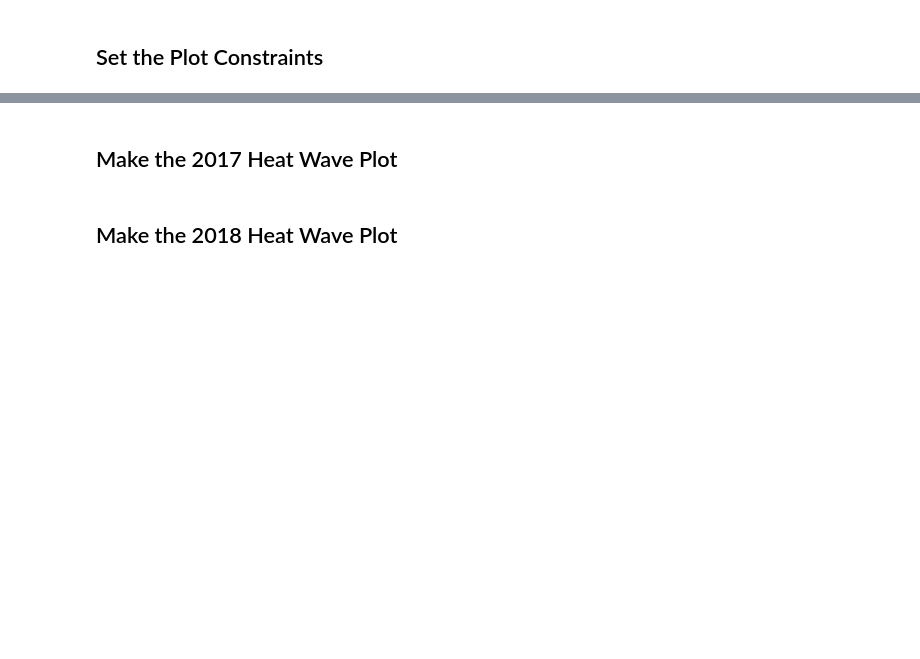
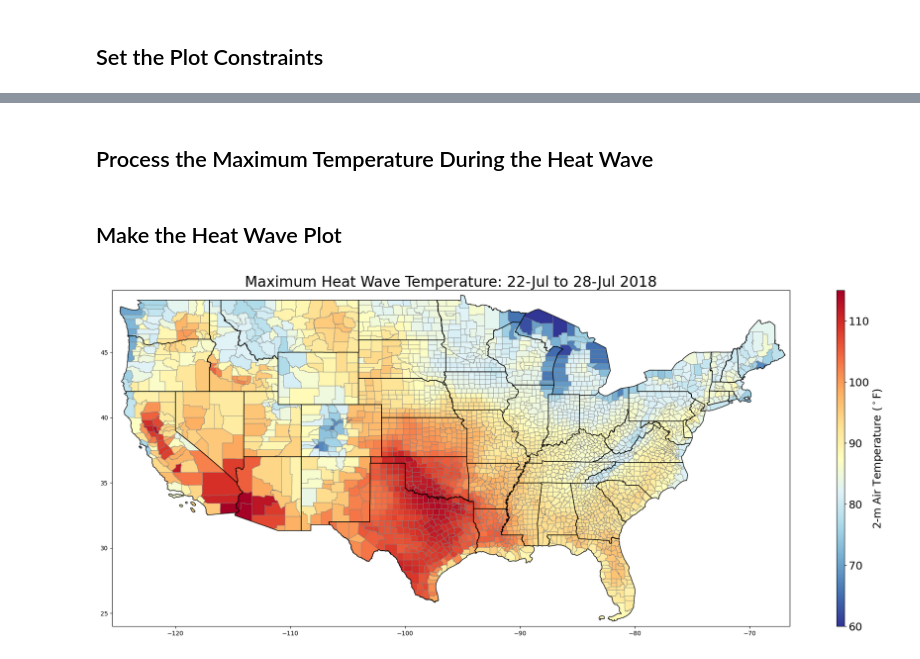
Before and after one commit to GODEEEP/wecc_proof_of_concept, a Jupyter notebook: notebooks/temperature_maps.ipynb, the cells around one changed output, grey strips where cells are left out. Cells and saved outputs as stored; diff of their text form; code cells hidden in the pictures; blank space fills up the shorter version.

Commit message:
Added heat wave maps

```diff
--- a/notebooks/temperature_maps.ipynb
+++ b/notebooks/temperature_maps.ipynb
@@ -13,12 +14,16 @@ from mpl_toolkits.axes_grid1 import make_axes_locatable
 ## Set the Directory Structure
 # %%
 # Identify the data input and output directories:
-data_input_dir =  '/Users/burl878/Documents/Code/code_repos/wecc_proof_of_concept/data/temperature_maps/'
+weather_data_input_dir =  '/Users/burl878/Documents/IMMM/Data/TELL/Production_Runs/tell_data/wrf_tell_counties_output/historic/'
 metadata_input_dir =  '/Users/burl878/Documents/IMMM/Data/Random/ERCOT_Heat_Wave_Cold_Snap_Figure//'
+data_output_dir = '/Users/burl878/Documents/Code/code_repos/wecc_proof_of_concept/data/'
 image_output_dir =  '/Users/burl878/Documents/Code/code_repos/wecc_proof_of_concept/plots/'
 # %% [markdown]
 ## Set the Plot Constraints
 # %%
+# Set the year you want to analyze:
+year_to_process = 2018
+
 # Set the lat/lon bounds for the plot:
 lat_min = 24
 lat_max = 49.75
@@ -27,7 +32,7 @@ lon_max = -66.5
 
 # Set the minimum and maximum temperatures for the colorbar:
 heat_t_min = 60
-heat_t_max = 110
+heat_t_max = 115
 
 # Set the projection/CRS you want to use (e.g., https://en.wikipedia.org/wiki/Spatial_reference_system):
 projection = "EPSG:4269"
@@ -46,0 +52,2 @@ states_df = states_df.to_crs(projection)
+# %% [markdown]
+## Process the Maximum Temperature During the Heat Wave
@@ -47,38 +90,32 @@ states_df = states_df.to_crs(projection)
 # %% [markdown]
-## Make the 2017 Heat Wave Plot
+## Make the Heat Wave Plot
 # %%
-# Read in the county-level temperature file:
-temp_df = pd.read_csv((os.path.join(data_input_dir + '2017_08_28_19_UTC_County_Mean_Meteorology.csv')))
-
-# Convert the temperatures from Kelvin to Fahrenheit:
-temp_df['T2'] = (1.8 * (temp_df['T2'] - 273)) + 32
-
-# Merge the temperature data with the county shapefile:
-heat_df = counties_df.merge(temp_df, on='FIPS', how='left')
-
 # Make the plot:
 fig, ax = plt.subplots(1, 1, figsize=(25, 10))
 plt.rcParams['font.size'] = 18
 divider = make_axes_locatable(ax)
 cax = divider.append_axes("right", size="1%", pad=0.01)
 heat_df.plot(ax = ax,
              cax = cax,
              column = 'T2',
              cmap = 'RdYlBu_r',
              vmin = heat_t_min,
              vmax = heat_t_max,
              edgecolor = 'grey',
              linewidth = 0.5,
              legend = True,
              legend_kwds = {'label': ('2-m Air Temperature ($^\circ$F)'), 'orientation': 'vertical'})
 ax.set_xlim(lon_min, lon_max)
 ax.set_ylim(lat_min, lat_max)
-ax.set_title('Temperature on 25-August 2017 at 1900 UTC', fontsize = 24)
+if year_to_process == 2017:
+   ax.set_title(('Maximum Heat Wave Temperature: 26-Aug to 3-Sep 2017'), fontsize = 24)
+if year_to_process == 2018:
+   ax.set_title(('Maximum Heat Wave Temperature: 22-Jul to 28-Jul 2018'), fontsize = 24)
 
 # Overlay the state boundaries:
 states_df.plot(ax = ax, facecolor = 'none', edgecolor = 'black', linewidth = 1, zorder = 2)
 
 # Save the figure:
-plt.savefig(os.path.join(image_output_dir, '20170828_1900_UTC.png'), dpi=300, bbox_inches='tight', facecolor='white')
+plt.savefig(os.path.join(image_output_dir, (str(year_to_process) + '_Heat_Wave.png')), dpi=300, bbox_inches='tight', facecolor='white')
+# %% [output]
+[figure, added]
-# %% [markdown]
-## Make the 2018 Heat Wave Plot
```
Also changed, not shown: parts of 8 cells of this notebook, 8 other files.
